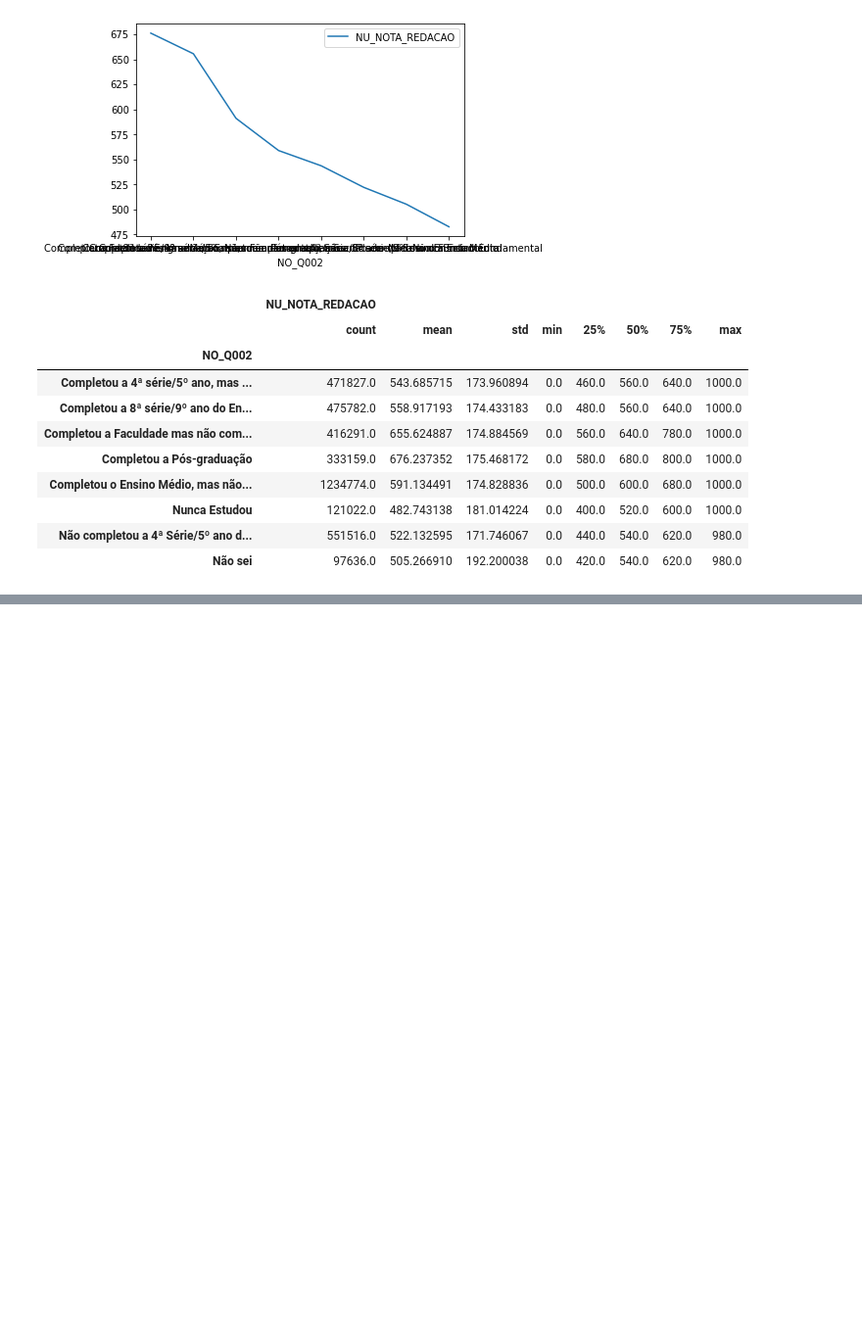
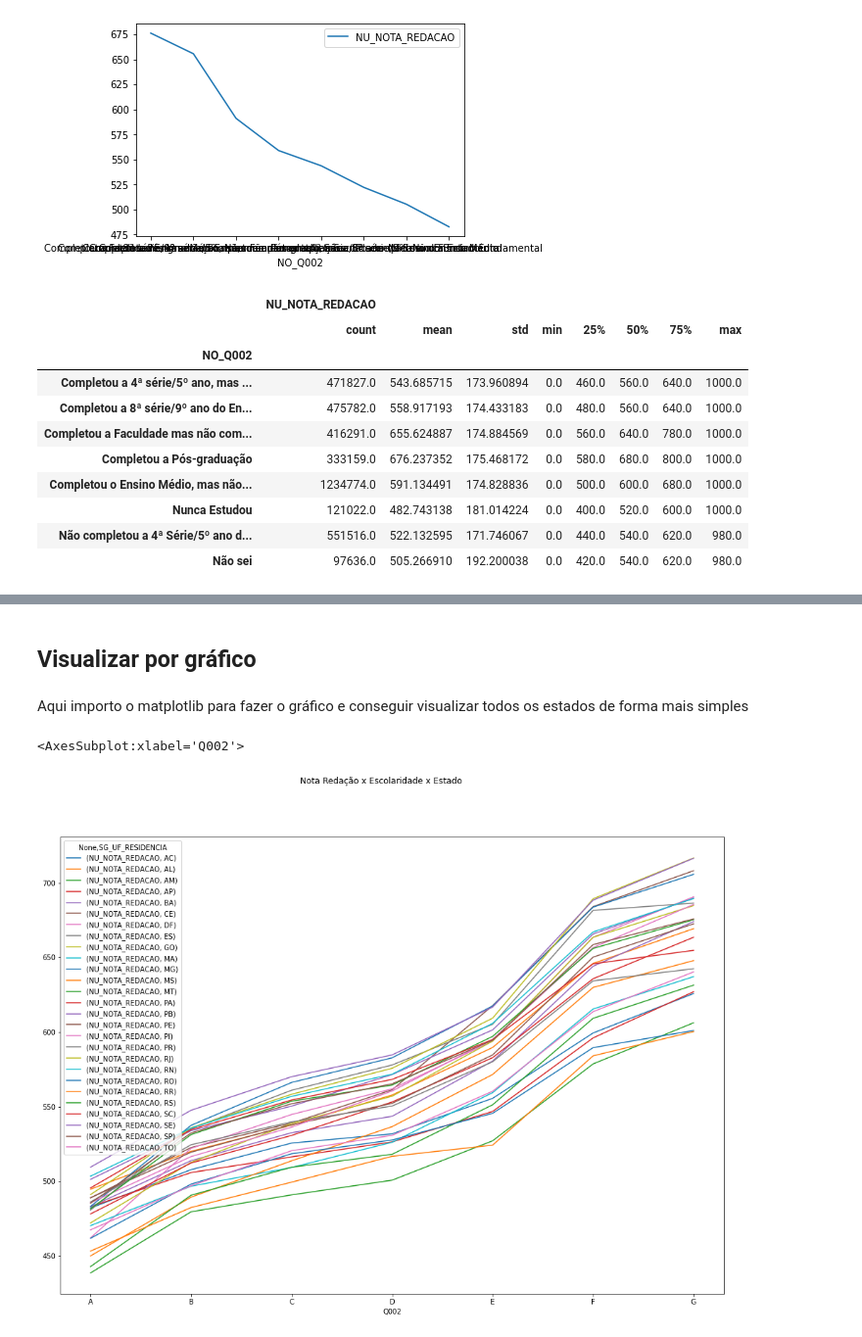
Before and after one commit to Lz-Rod/analise_de_dados_Python_Enem_2019, a Jupyter notebook: develop/programa/Analise - Enem 2019 - Socioeconômico.ipynb, the cells around one changed output, grey strips where cells are left out. Shown: that part at 98% size. Saved outputs shown, nothing was run; the diff lists cells and outputs as text; code cells hidden in the pictures; blank space fills up the shorter version.

Commit message:
Feito análise exploratória das notas da Redação por extado

```diff
--- a/develop/programa/Analise - Enem 2019 - Socioeconômico.ipynb
+++ b/develop/programa/Analise - Enem 2019 - Socioeconômico.ipynb
@@ -260,0 +269,2 @@ microdadosEnemSelecionados.filter(items=['NU_NOTA_REDACAO', 'NO_Q002']).groupby(
+# %%
+microdadosEnemSelecionados['SG_UF_RESIDENCIA'] = microdadosEnem.SG_UF_RESIDENCIA
@@ -260,0 +349,4 @@ microdadosEnemSelecionados.filter(items=['NU_NOTA_REDACAO', 'NO_Q002']).groupby(
+# %% [markdown]
+## Visualizar por gráfico
+# %% [markdown]
+Aqui importo o matplotlib para fazer o gráfico e conseguir visualizar todos os estados de forma mais simples
@@ -260,0 +355,12 @@ microdadosEnemSelecionados.filter(items=['NU_NOTA_REDACAO', 'NO_Q002']).groupby(
+# %%
+fig, ax = plt.subplots(figsize=(17,12))
+plt.suptitle('Nota Redação x Escolaridade x Estado')
+
+microdadosEnemSelecionados.filter(items=['SG_UF_RESIDENCIA', 'Q002', 'NU_NOTA_REDACAO'])\
+                                        .where(microdadosEnemSelecionados.Q002 != 'H')\
+                                        .groupby(['Q002', 'SG_UF_RESIDENCIA'])\
+                                        .mean().sort_values(by='NU_NOTA_REDACAO', ascending=False)\
+                                        .unstack().plot(ax=ax, )
+# %% [output]
+<AxesSubplot:xlabel='Q002'>
+[figure, added]
```
Also changed, not shown: parts of 10 cells of this notebook, 1 other file.
